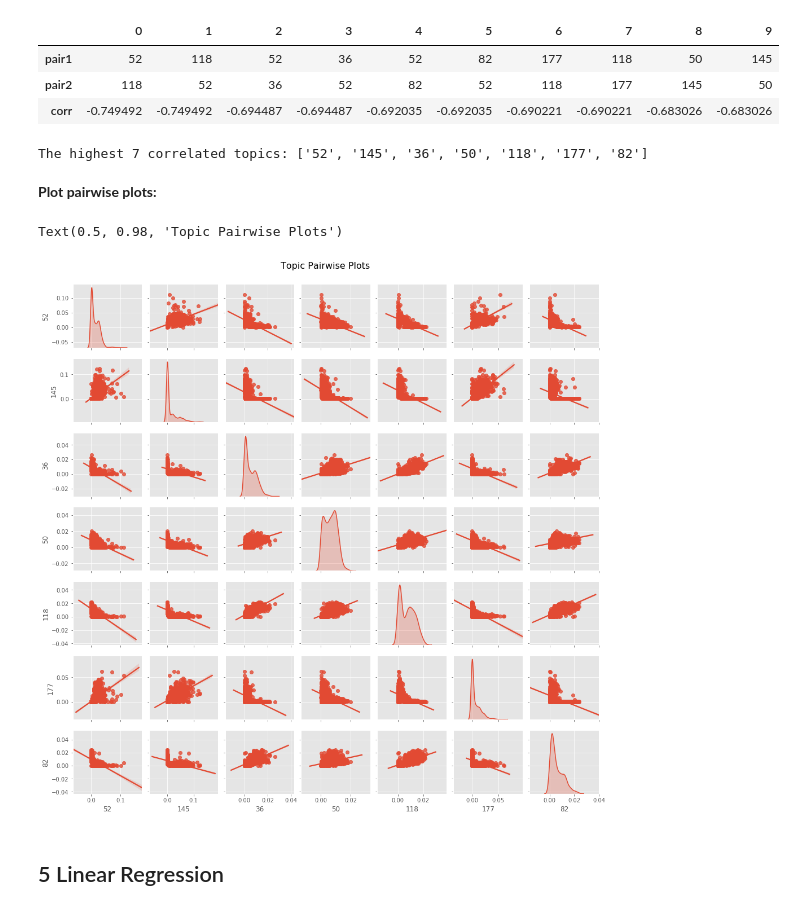
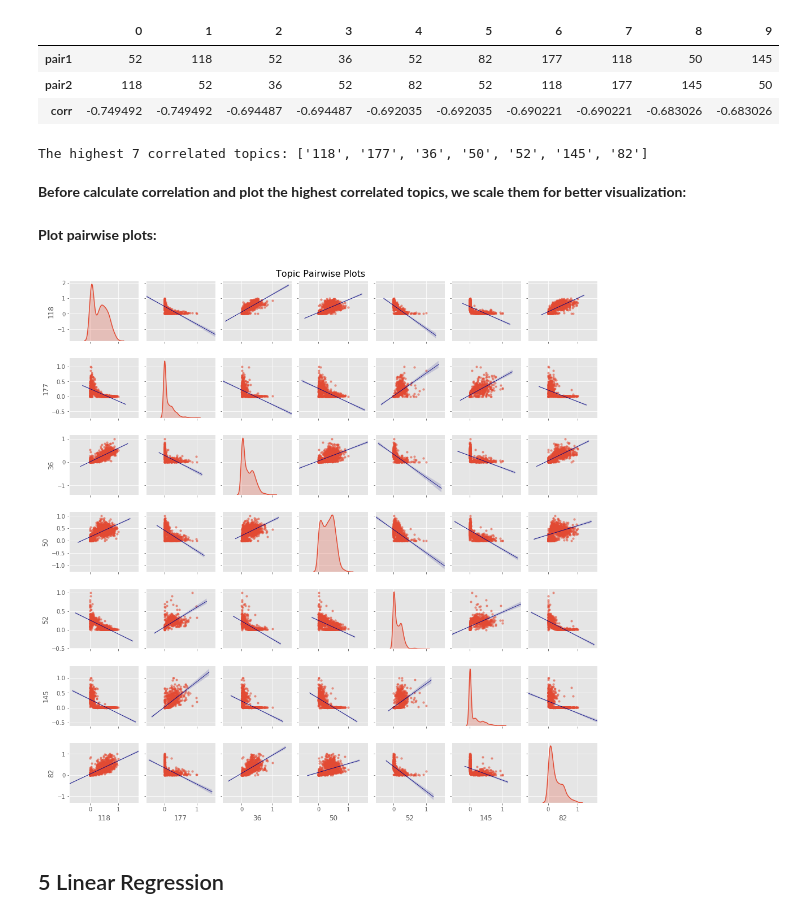
Before and after one commit to xandercai/papers-past-topic-modeling, a Jupyter notebook: 7-applying/1-mining.ipynb, the cells around one changed output. Saved outputs shown, nothing was run; the diff lists cells and outputs as text; code cells hidden in the pictures.

```diff
--- a/7-applying/1-mining.ipynb
+++ b/7-applying/1-mining.ipynb
@@ -246,7 +246,7 @@ g.fig.subplots_adjust(top=0.96, hspace=0.4, wspace=0.1)
 **After we get weight-month matrix, we check the correlation among features:**
 # %%
 # remove time for regression
-df.drop(columns='time')
+df.drop(columns='time', inplace=True)
 
 # Compute pairwise correlation of Dataframe's attributes
 corr = df.corr()
@@ -346,23 +358,34 @@ topic_list = list(set(df_corr_n.pair1.unique()).union(set(df_corr_n.pair2.unique
 
 print('The highest {} correlated topics: {}'.format(len(topic_list), topic_list))
 # %% [output]
-The highest 7 correlated topics: ['52', '145', '36', '50', '118', '177', '82']
+The highest 7 correlated topics: ['118', '177', '36', '50', '52', '145', '82']
+# %% [markdown]
+**Before calculate correlation and plot the highest correlated topics, we scale them for better visualization:**
+# %%
+df_plt = df[topic_list]
+
+scaler = MinMaxScaler()
+
+df_plt_scaled = pd.DataFrame(scaler.fit_transform(df_plt), columns=df_plt.columns)
 # %% [markdown]
 **Plot pairwise plots:**
 # %%
-g = sns.pairplot(df[topic_list],
+g = sns.pairplot(df_plt_scaled,
                  diag_kws=dict(shade=True), # "diag" adjusts/tunes the diagonal plots
                  diag_kind="kde",           # use "kde" for diagonal plots
+                 plot_kws={'line_kws':{'color':'navy', 'linewidth':0.8},
+                           'scatter_kws': {'alpha': 0.5, 's':10}},
                  height=2.0,
                  aspect=1,
                  kind="reg")                # linear regression to the scatter plots
 
 fig = g.fig
-fig.subplots_adjust(top=0.94, wspace=0.1)
 fig.suptitle('Topic Pairwise Plots', fontsize=16)
+fig.tight_layout()
+fig.subplots_adjust(top=0.96, wspace=0.1)
+plt.show()
 # %% [output]
-Text(0.5, 0.98, 'Topic Pairwise Plots')
-[figure, old version]
+[figure, new version]
 # %% [markdown]
 ## 5 Linear Regression
 # %% [markdown]
```
Also changed, not shown: parts of 13 cells of this notebook, 1 other file.
